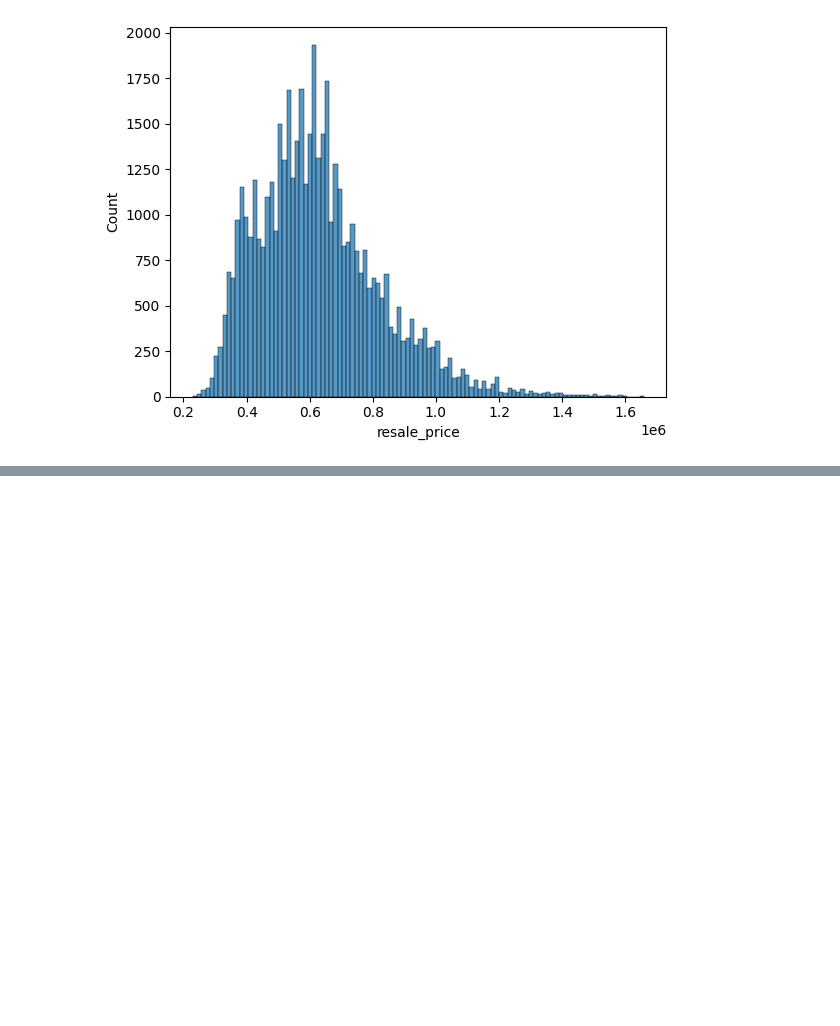
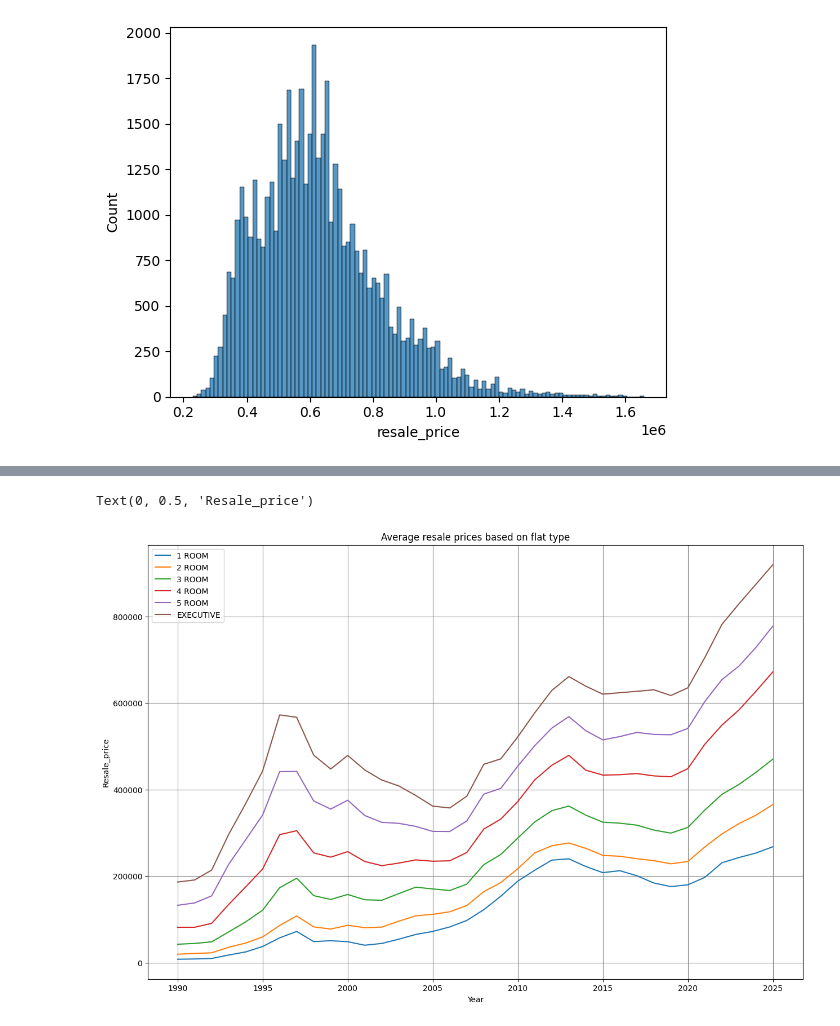
Before and after one commit to pradeepj-prj/HDB-Resale-Prices-Analysis, a Jupyter notebook: notebooks/01-eda.ipynb, the cells around one changed output, grey strips where cells are left out. Cells and saved outputs as stored; diff of their text form; code cells hidden in the pictures; blank space fills up the shorter version.

Commit message:
Add additional eda work and cpi data

```diff
--- a/notebooks/01-eda.ipynb
+++ b/notebooks/01-eda.ipynb
@@ -7,8 +8,8 @@ import re
 # %%
-data_dir = "../data/"
+data_dir = "../data/raw"
 csv_files = os.listdir(data_dir)
 # %%
-full_path_csv_files = [os.path.abspath(f"../data/{csv_file}") for csv_file in csv_files]
+full_path_csv_files = [os.path.abspath(f"../data/raw/{csv_file}") for csv_file in csv_files]
 # %%
 full_path_csv_files
 # %% [output]
@@ -183,4 +184,6 @@ sns.histplot(data=recent_df, x="resale_price")
 <Axes: xlabel='resale_price', ylabel='Count'>
 [figure]
 # %%
+resale_df.sort_values(by="year", inplace=True)
+resale_df.reset_index(drop=True, inplace=True)
 resale_df.to_csv("../data/resale_df.csv", index=False)
@@ -186,0 +199,2 @@ resale_df.to_csv("../data/resale_df.csv", index=False)
+# %%
+resale_flat_typ = resale_df.pivot_table(index="year", columns="flat_type", values="resale_price", aggfunc="mean")
@@ -186,0 +224,15 @@ resale_df.to_csv("../data/resale_df.csv", index=False)
+# %%
+import matplotlib.pyplot as plt
+
+fig, ax = plt.subplots(figsize=(15,10))
+rooms = list(resale_flat_typ.columns)[0:-2]
+for r in rooms:
+    sns.lineplot(data=resale_flat_typ, x="year", y=r, ax=ax, label=r)
+ax.legend()
+ax.grid(True, color="grey")
+ax.set_title("Average resale prices based on flat type")
+ax.set_xlabel("Year")
+ax.set_ylabel("Resale_price")
+# %% [output]
+Text(0, 0.5, 'Resale_price')
+[figure, added]
```
Also changed, not shown: parts of 14 cells of this notebook, 3 other files.
